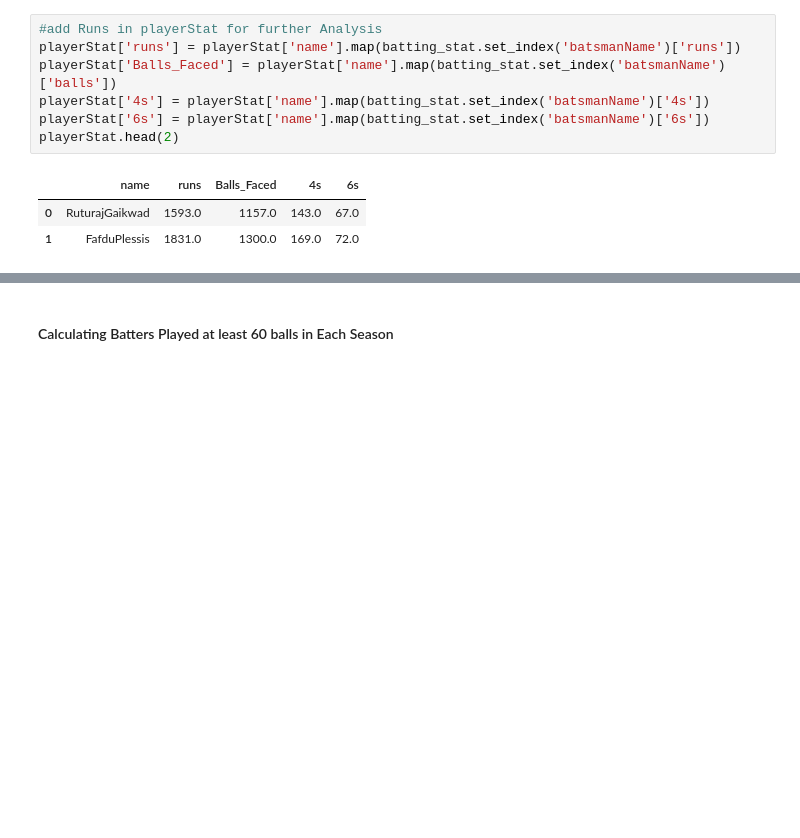
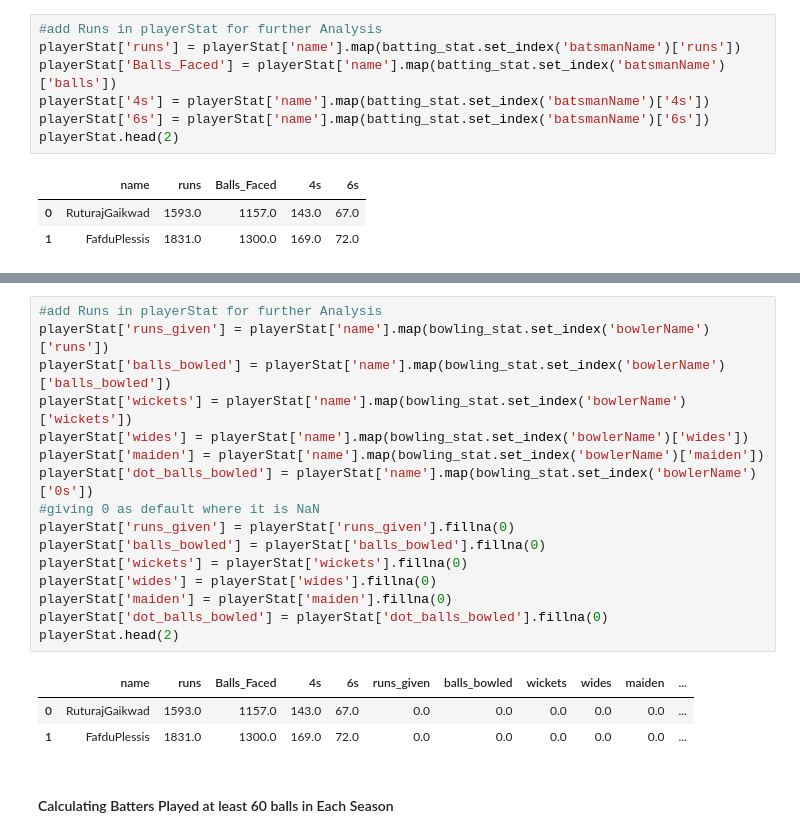
Before and after one commit to patiltan4/IPL_Analysis, a Jupyter notebook: IPL_2024_python.ipynb, the cells around one changed output, grey strips where cells are left out. Drawn from its saved outputs; the diff is of its cells as text; blank space fills up the shorter version.

```diff
--- a/IPL_2024_python.ipynb
+++ b/IPL_2024_python.ipynb
@@ -93,3 +129,23 @@ playerStat.head(2)
+# %%
+#add Runs in playerStat for further Analysis
+playerStat['runs_given'] = playerStat['name'].map(bowling_stat.set_index('bowlerName')['runs'])
+playerStat['balls_bowled'] = playerStat['name'].map(bowling_stat.set_index('bowlerName')['balls_bowled'])
+playerStat['wickets'] = playerStat['name'].map(bowling_stat.set_index('bowlerName')['wickets'])
+playerStat['wides'] = playerStat['name'].map(bowling_stat.set_index('bowlerName')['wides'])
+playerStat['maiden'] = playerStat['name'].map(bowling_stat.set_index('bowlerName')['maiden'])
+playerStat['dot_balls_bowled'] = playerStat['name'].map(bowling_stat.set_index('bowlerName')['0s'])
+#giving 0 as default where it is NaN
+playerStat['runs_given'] = playerStat['runs_given'].fillna(0)
+playerStat['balls_bowled'] = playerStat['balls_bowled'].fillna(0)
+playerStat['wickets'] = playerStat['wickets'].fillna(0)
+playerStat['wides'] = playerStat['wides'].fillna(0)
+playerStat['maiden'] = playerStat['maiden'].fillna(0)
+playerStat['dot_balls_bowled'] = playerStat['dot_balls_bowled'].fillna(0)
+playerStat.head(2)
+# %% [output]
+|  | name | runs | Balls_Faced | 4s | 6s | runs_given | balls_bowled | wickets | wides | maiden | ... |
+| 0 | RuturajGaikwad | 1593.0 | 1157.0 | 143.0 | 67.0 | 0.0 | 0.0 | 0.0 | 0.0 | 0.0 | ... |
+| 1 | FafduPlessis | 1831.0 | 1300.0 | 169.0 | 72.0 | 0.0 | 0.0 | 0.0 | 0.0 | 0.0 | ... |
 # %% [markdown]
 #### Calculating Batters Played at least 60 balls in Each Season
 # %%
```
Also changed, not shown: parts of 28 cells of this notebook.
